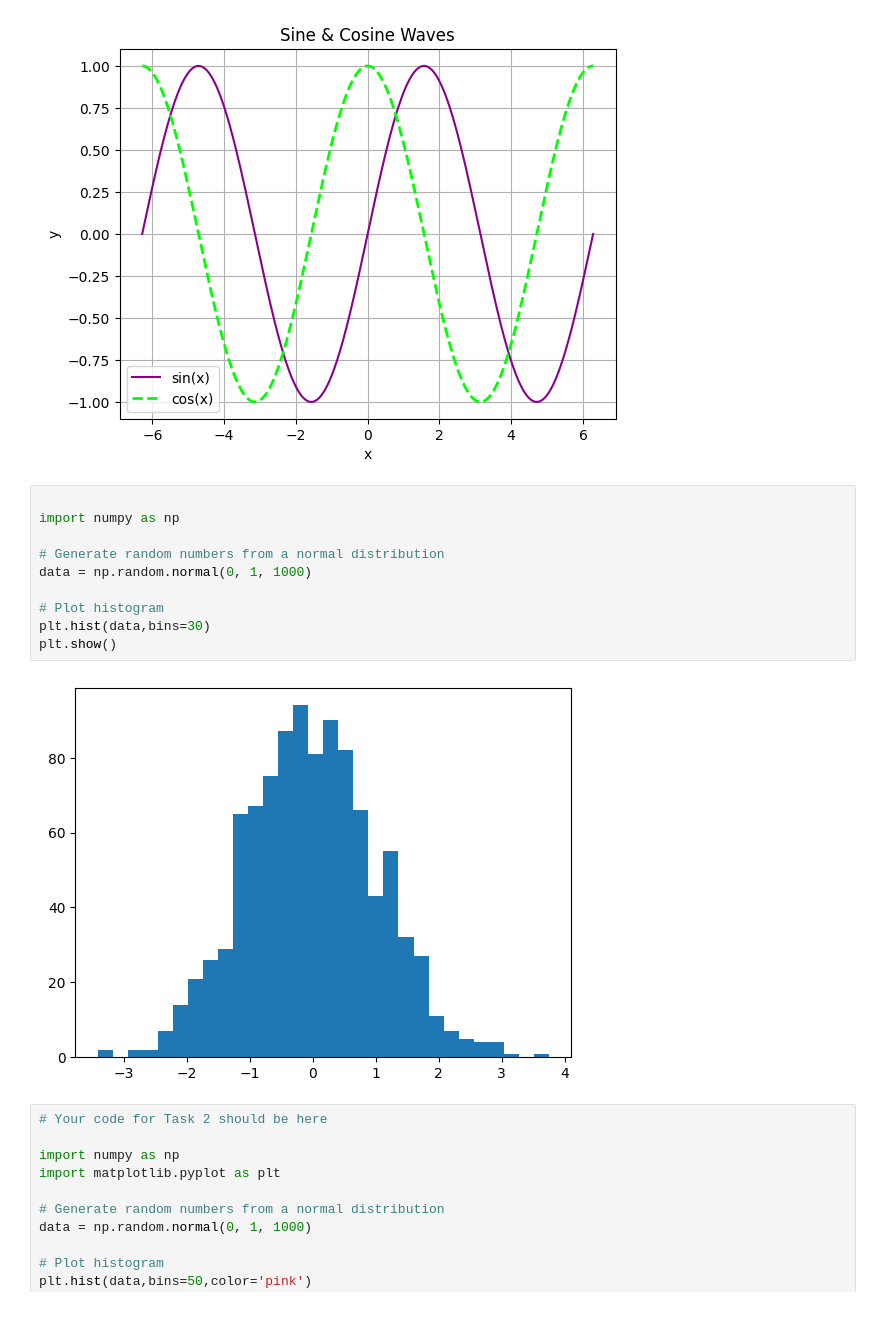
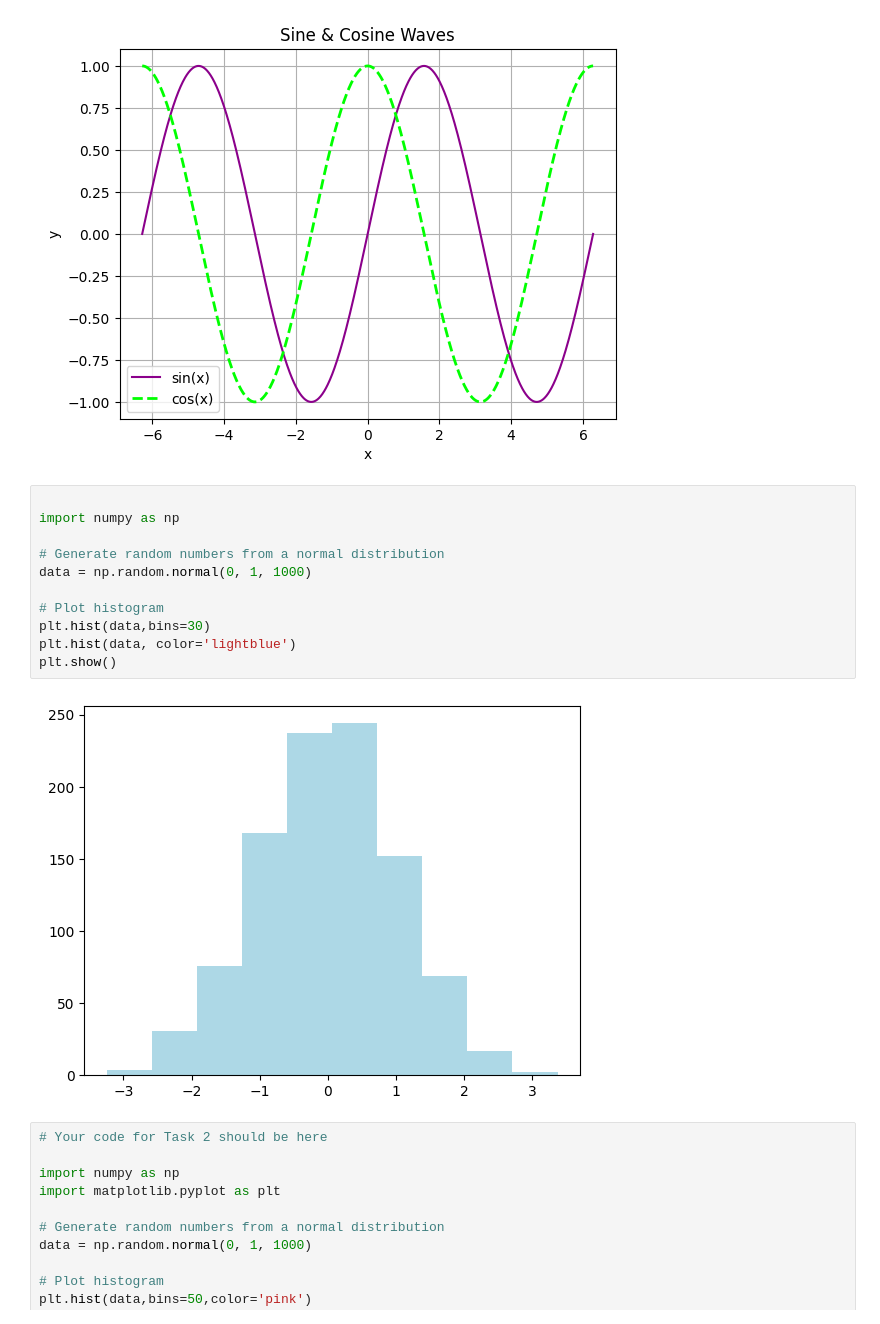
Before and after one commit to jmarcano101/data110, a Jupyter notebook: W3_Source_for_Data_to_Visualize_HW.ipynb, the cells around one changed output. Saved outputs shown, nothing was run; the diff lists cells and outputs as text.

```diff
--- a/W3_Source_for_Data_to_Visualize_HW.ipynb
+++ b/W3_Source_for_Data_to_Visualize_HW.ipynb
@@ -71,15 +72,16 @@ plt.show()
 # %%
 
 import numpy as np
 
 # Generate random numbers from a normal distribution
 data = np.random.normal(0, 1, 1000)
 
 # Plot histogram
 plt.hist(data,bins=30)
+plt.hist(data, color='lightblue')
 plt.show()
 # %% [output]
-[figure, old version]
+[figure, new version]
 # %%
 # Your code for Task 2 should be here
 
```
Also changed, not shown: parts of 1 cell of this notebook.
